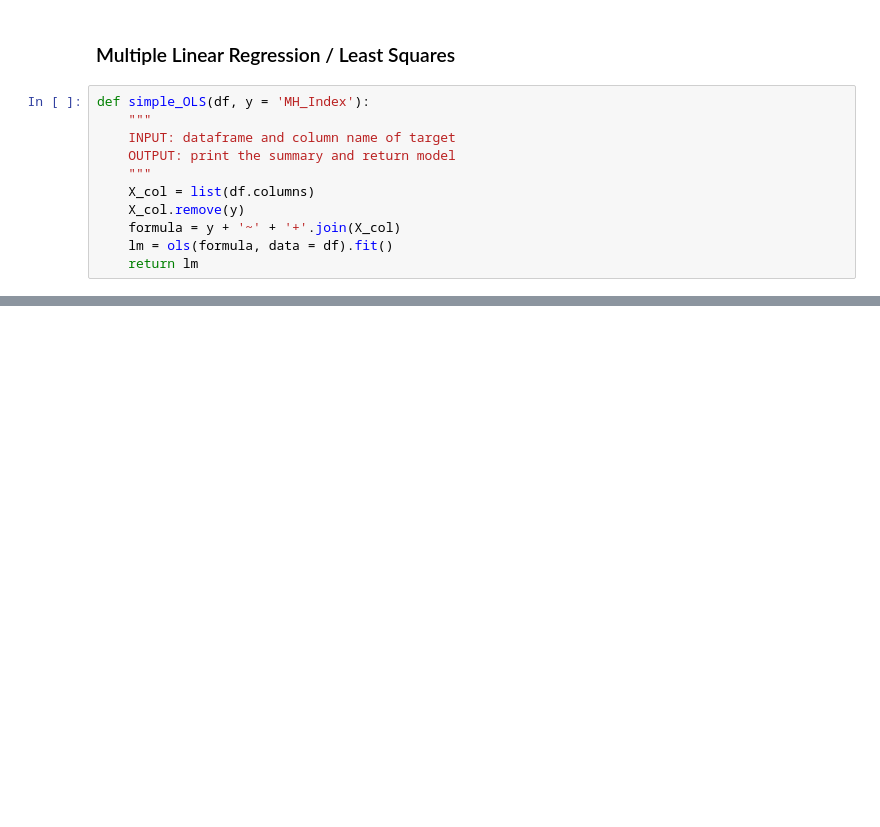
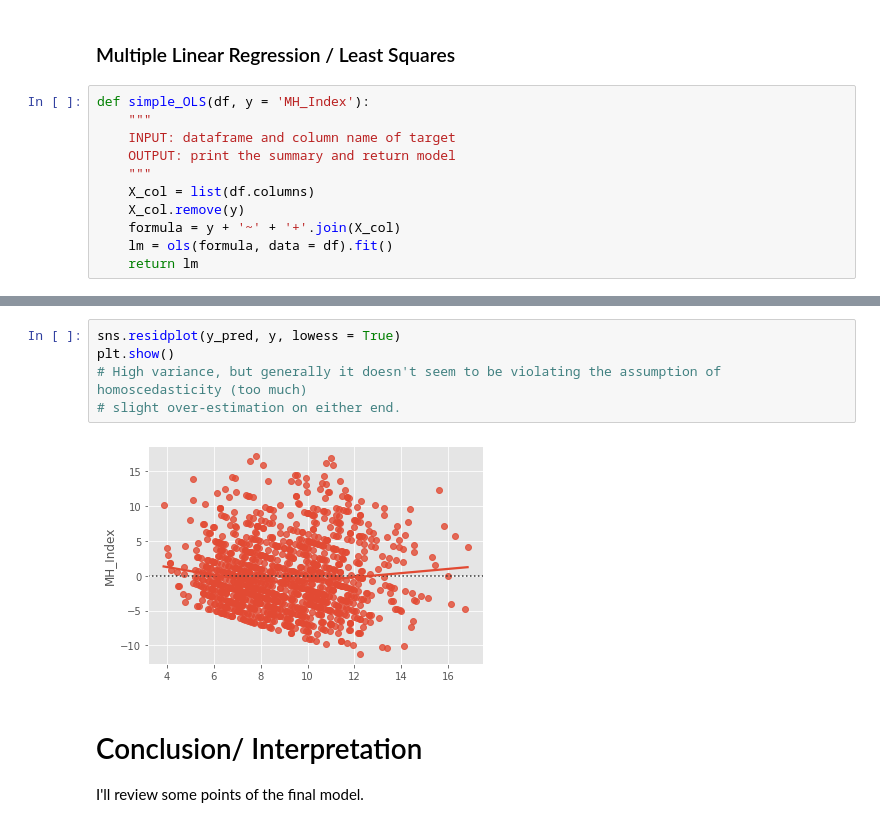
Before and after one commit to stereopickle/mental_health_index, a Jupyter notebook: 001.Linear_Regression_NHANES_data.ipynb, the cells around one changed output, grey strips where cells are left out. Drawn from its saved outputs; the diff is of its cells as text; blank space fills up the shorter version.

```diff
--- a/001.Linear_Regression_NHANES_data.ipynb
+++ b/001.Linear_Regression_NHANES_data.ipynb
@@ -1200,0 +1353,10 @@ strong multicollinearity problems or that the design matrix is singular.
+# %%
+sns.residplot(y_pred, y, lowess = True)
+plt.show()
+# High variance, but generally it doesn't seem to be violating the assumption of homoscedasticity (too much)
+# slight over-estimation on either end.
+# %% [output]
+[figure, added]
+# %% [markdown]
+# Conclusion/ Interpretation
+I'll review some points of the final model.
```
Also changed, not shown: parts of 103 cells of this notebook.
